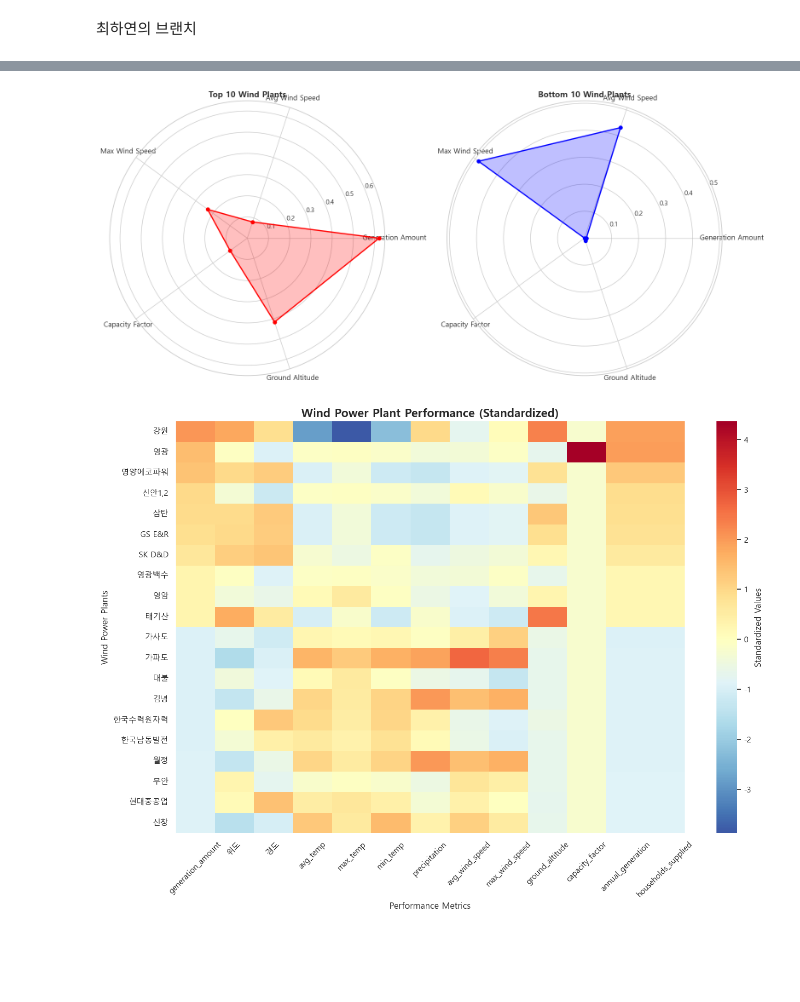
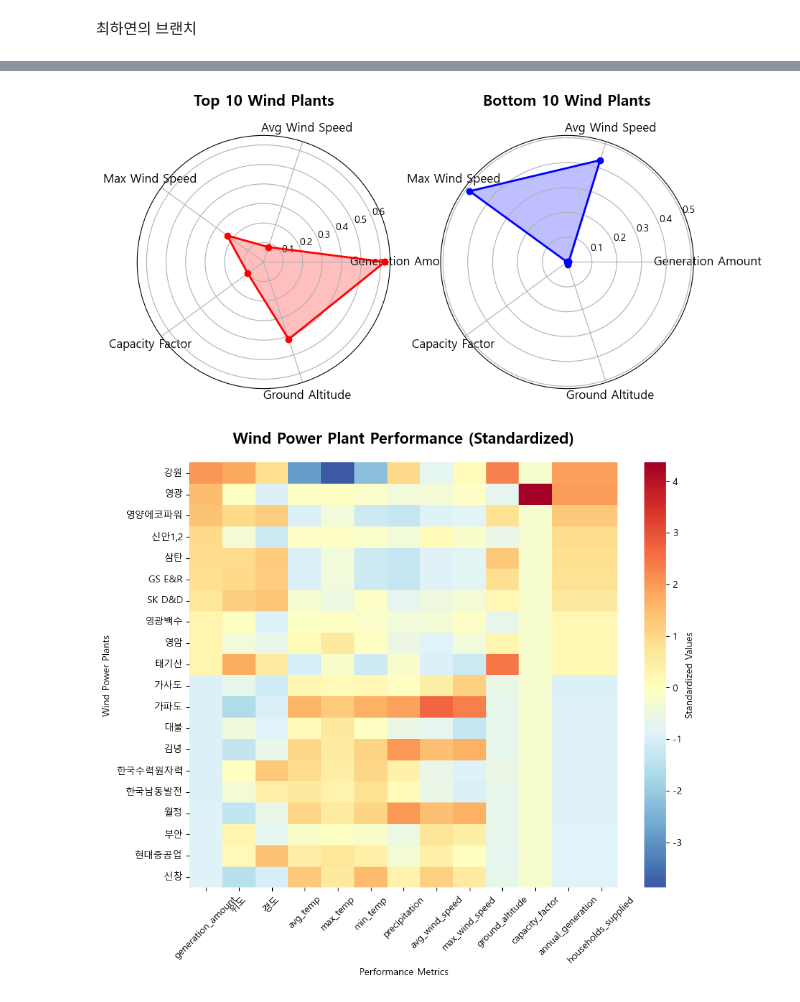
Before and after one commit to Q5dis/Smart-Wind-Atlas, a Jupyter notebook: graph.ipynb, the cells around one changed output, grey strips where cells are left out. Cells and saved outputs as stored; diff of their text form; code cells hidden in the pictures; blank space fills up the shorter version.

```diff
--- a/graph.ipynb
+++ b/graph.ipynb
@@ -384,5 +15,5 @@ if __name__ == '__main__':
 # %%
-# 1. 엑셀 데이터 불러오고 컬럼명 변경, 상하위 10개 선정
+# 엑셀 데이터 불러오고 컬럼명 변경, 상하위 10개 선정
 def load_excel_data(existing_file_path='wind_atlas_original.xlsx', new_sites_file_path='wind_atlas_recommend.xlsx'):
     # 기존 발전소 컬럼명 매핑
     existing_column_mapping = {
@@ -437,8 +68,7 @@ def load_excel_data(existing_file_path='wind_atlas_original.xlsx', new_sites_fil
 
     return existing_df, new_df
 
-###################################################################################################
-# 2. 레이더 차트(상위 vs 하위)
+#  레이더 차트(상위 vs 하위)
 def create_radar_chart(df):
     metrics = ['generation_amount', 'avg_wind_speed', 'max_wind_speed', 'capacity_factor', 'ground_altitude']
     metric_labels = ['Generation Amount', 'Avg Wind Speed', 'Max Wind Speed', 'Capacity Factor', 'Ground Altitude']
@@ -452,8 +82,8 @@ def create_radar_chart(df):
     angles = [n / float(len(metrics)) * 2 * pi for n in range(len(metrics))]
     angles += angles[:1]
 
-    plt.figure(figsize=(16,8))
-    # Top group
+    plt.figure(figsize=(10,5))
+    # 상위
     ax1 = plt.subplot(1,2,1, polar=True)
     values_top = top_norm.values.tolist()
     values_top += values_top[:1]
@@ -461,9 +91,9 @@ def create_radar_chart(df):
     ax1.fill(angles, values_top, alpha=0.25, color='red')
     ax1.set_xticks(angles[:-1])
     ax1.set_xticklabels(metric_labels, fontsize=12)
-    ax1.set_title('Top 10 Wind Plants', size=14, weight='bold')
+    ax1.set_title('Top 10 Wind Plants', size=15, weight='bold', pad = 30)
     ax1.grid(True)
-    # Bottom group
+    # 하위
     ax2 = plt.subplot(1,2,2, polar=True)
     values_bot = bottom_norm.values.tolist()
     values_bot += values_bot[:1]
@@ -471,43 +101,41 @@ def create_radar_chart(df):
     ax2.fill(angles, values_bot, alpha=0.25, color='blue')
     ax2.set_xticks(angles[:-1])
     ax2.set_xticklabels(metric_labels, fontsize=12)
-    ax2.set_title('Bottom 10 Wind Plants', size=14, weight='bold')
+    ax2.set_title('Bottom 10 Wind Plants', size=15, weight='bold', pad = 30)
     ax2.grid(True)
-    plt.tight_layout()
+
     plt.show()
 
-###################################################################################################
-# 3. 히트맵
+
+# 히트맵
 def create_heatmap(df):
-    plt.figure(figsize=(14, 10))
+    plt.figure(figsize=(10, 8))
     numeric_cols = df.select_dtypes(include=[np.number]).columns
     numeric_cols = [col for col in numeric_cols if col != 'category']
     heatmap_data = df[numeric_cols]
     heatmap_index = df['plant_name'] if 'plant_name' in df.columns else df.index
     normalized = (heatmap_data - heatmap_data.mean()) / heatmap_data.std(ddof=0)
     normalized.index = heatmap_index
 
     sns.heatmap(normalized,
                 annot=False,
                 cmap='RdYlBu_r',
                 center=0,
                 cbar_kws={'label': 'Standardized Values'})
-    plt.title('Wind Power Plant Performance (Standardized)', size=16, weight='bold')
+    plt.title('Wind Power Plant Performance (Standardized)', size=16, weight='bold', pad = 20)
     plt.xlabel('Performance Metrics')
     plt.ylabel('Wind Power Plants')
     plt.xticks(rotation=45)
     plt.yticks(rotation=0)
-    plt.tight_layout()
     plt.show()
 
 
-###################################################################################################
 existing_plants, new_sites = load_excel_data('wind_atlas_original.xlsx', 'wind_atlas_recommend.xlsx')
 
-# 기존 발전소 데이터로 시각화
+
 create_radar_chart(existing_plants)
 create_heatmap(existing_plants)
 # %% [output]
-[figure, old version]
+[figure, new version]
-[figure, old version]
+[figure, new version]
 # %%
```
Also changed, not shown: parts of 8 cells of this notebook.
